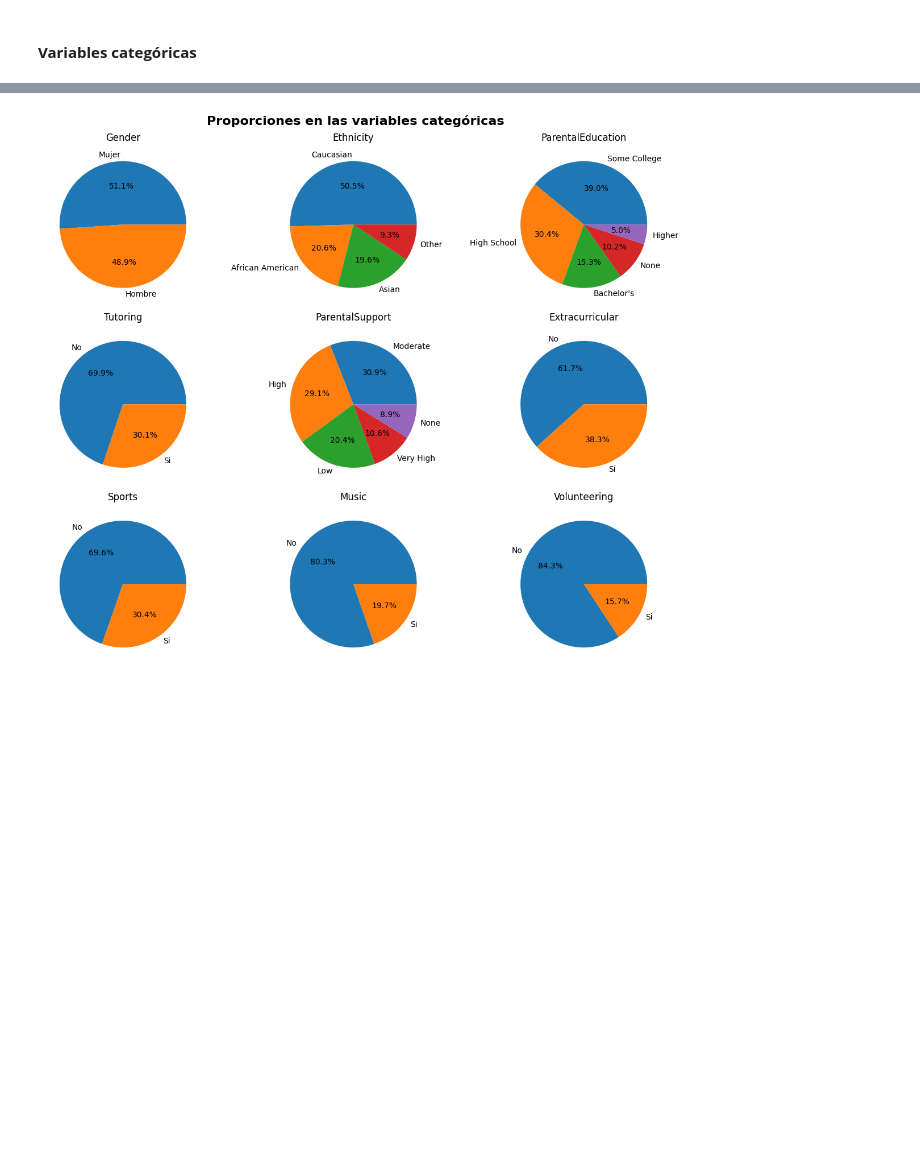
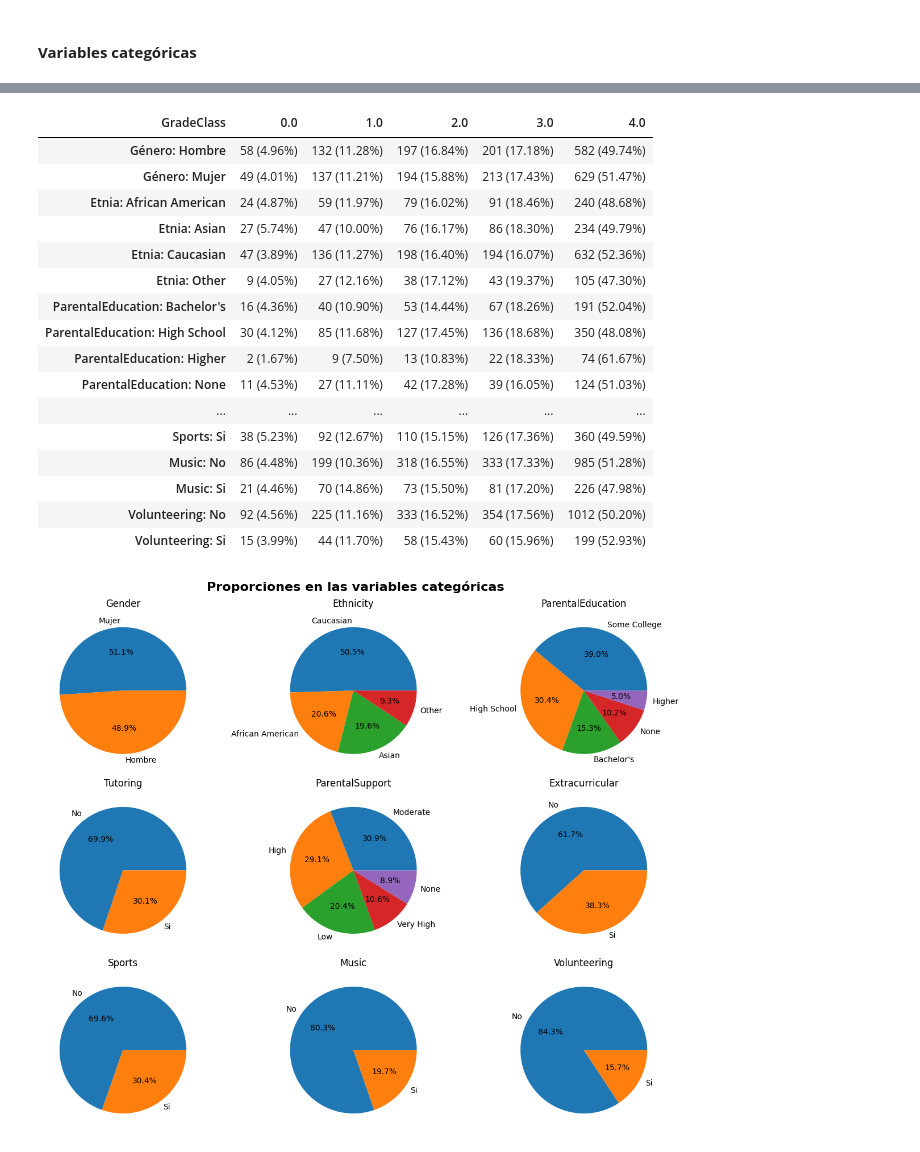
Before and after one commit to MoltenDevLabs/project-4-data-analysis-end-to-end-es, a Jupyter notebook: exploracion_inicial.ipynb, the cells around one changed output, grey strips where cells are left out. Drawn from its saved outputs; the diff is of its cells as text; code cells hidden in the pictures; blank space fills up the shorter version.

```diff
--- a/exploracion_inicial.ipynb
+++ b/exploracion_inicial.ipynb
@@ -304,0 +586,23 @@ labels_categoricas = ['Gender', 'Ethnicity', 'ParentalEducation', 'Tutoring', 'P
+# %%
+# Creación de un dataframe de los volunteering separados por grados con el numero total y la tasa
+
+# Total de cada genero
+total_por_volunteering = df_graficos.groupby('Volunteering').size()
+
+# Conteo por volunteering y grado
+total_volunteering_por_grado = df_graficos.groupby(['Volunteering', 'GradeClass']).size().unstack()
+
+# Inicializar un DataFrame para almacenar resultados combinados
+df_volunteering = pd.DataFrame(index=total_volunteering_por_grado.index, columns=total_volunteering_por_grado.columns)
+
+# Llenar el DataFrame con conteos y tasas
+for grado in total_volunteering_por_grado.columns:
+  for volunteering in total_volunteering_por_grado.index:
+    count = total_volunteering_por_grado.loc[volunteering, grado]
+    total = total_por_volunteering[volunteering]
+    tasa = (count / total) * 100
+    df_volunteering.loc[volunteering, grado] = f'{count} ({tasa:.2f}%)'
+
+# Imprimir resultados combinados
+print("Conteos y tasas por grado y volunteering")
+df_volunteering
@@ -305,3 +615,35 @@ labels_categoricas = ['Gender', 'Ethnicity', 'ParentalEducation', 'Tutoring', 'P
+# %%
+# Juntar todos los dataframes con numero y tasa por grados
+df_genero.index = ['Género: ' + idx for idx in df_genero.index]
+df_etnia.index = ['Etnia: ' + idx for idx in df_etnia.index]
+df_parentalEducation.index = ['ParentalEducation: ' + idx for idx in df_parentalEducation.index]
+df_tutoring.index = ['Tutoring: ' + idx for idx in df_tutoring.index]
+df_parentalSupport.index = ['ParentalSupport: ' + idx for idx in df_parentalSupport.index]
+df_extracurricular.index = ['Extracurricular: ' + idx for idx in df_extracurricular.index]
+df_sports.index = ['Sports: ' + idx for idx in df_sports.index]
+df_music.index = ['Music: ' + idx for idx in df_music.index]
+df_volunteering.index = ['Volunteering: ' + idx for idx in df_volunteering.index]
+
+df_categoricas_por_grado = pd.concat([df_genero, df_etnia, df_parentalEducation, df_tutoring, df_parentalSupport, df_extracurricular, df_sports, df_music, df_volunteering])
+df_categoricas_por_grado
+# %% [output]
+| GradeClass | 0.0 | 1.0 | 2.0 | 3.0 | 4.0 |
+| Género: Hombre | 58 (4.96%) | 132 (11.28%) | 197 (16.84%) | 201 (17.18%) | 582 (49.74%) |
+| Género: Mujer | 49 (4.01%) | 137 (11.21%) | 194 (15.88%) | 213 (17.43%) | 629 (51.47%) |
+| Etnia: African American | 24 (4.87%) | 59 (11.97%) | 79 (16.02%) | 91 (18.46%) | 240 (48.68%) |
+| Etnia: Asian | 27 (5.74%) | 47 (10.00%) | 76 (16.17%) | 86 (18.30%) | 234 (49.79%) |
+| Etnia: Caucasian | 47 (3.89%) | 136 (11.27%) | 198 (16.40%) | 194 (16.07%) | 632 (52.36%) |
+| Etnia: Other | 9 (4.05%) | 27 (12.16%) | 38 (17.12%) | 43 (19.37%) | 105 (47.30%) |
+| ParentalEducation: Bachelor's | 16 (4.36%) | 40 (10.90%) | 53 (14.44%) | 67 (18.26%) | 191 (52.04%) |
+| ParentalEducation: High School | 30 (4.12%) | 85 (11.68%) | 127 (17.45%) | 136 (18.68%) | 350 (48.08%) |
+| ParentalEducation: Higher | 2 (1.67%) | 9 (7.50%) | 13 (10.83%) | 22 (18.33%) | 74 (61.67%) |
+| ParentalEducation: None | 11 (4.53%) | 27 (11.11%) | 42 (17.28%) | 39 (16.05%) | 124 (51.03%) |
+| ... | ... | ... | ... | ... | ... |
+| Sports: Si | 38 (5.23%) | 92 (12.67%) | 110 (15.15%) | 126 (17.36%) | 360 (49.59%) |
+| Music: No | 86 (4.48%) | 199 (10.36%) | 318 (16.55%) | 333 (17.33%) | 985 (51.28%) |
+| Music: Si | 21 (4.46%) | 70 (14.86%) | 73 (15.50%) | 81 (17.20%) | 226 (47.98%) |
+| Volunteering: No | 92 (4.56%) | 225 (11.16%) | 333 (16.52%) | 354 (17.56%) | 1012 (50.20%) |
+| Volunteering: Si | 15 (3.99%) | 44 (11.70%) | 58 (15.43%) | 60 (15.96%) | 199 (52.93%) |
 # %%
 # Crear gráficos de pastel para ver las proporciones de las variables categóricas
 fig, ax = plt.subplots(3,3, figsize=(12,10))
```
Also changed, not shown: parts of 11 cells of this notebook.
